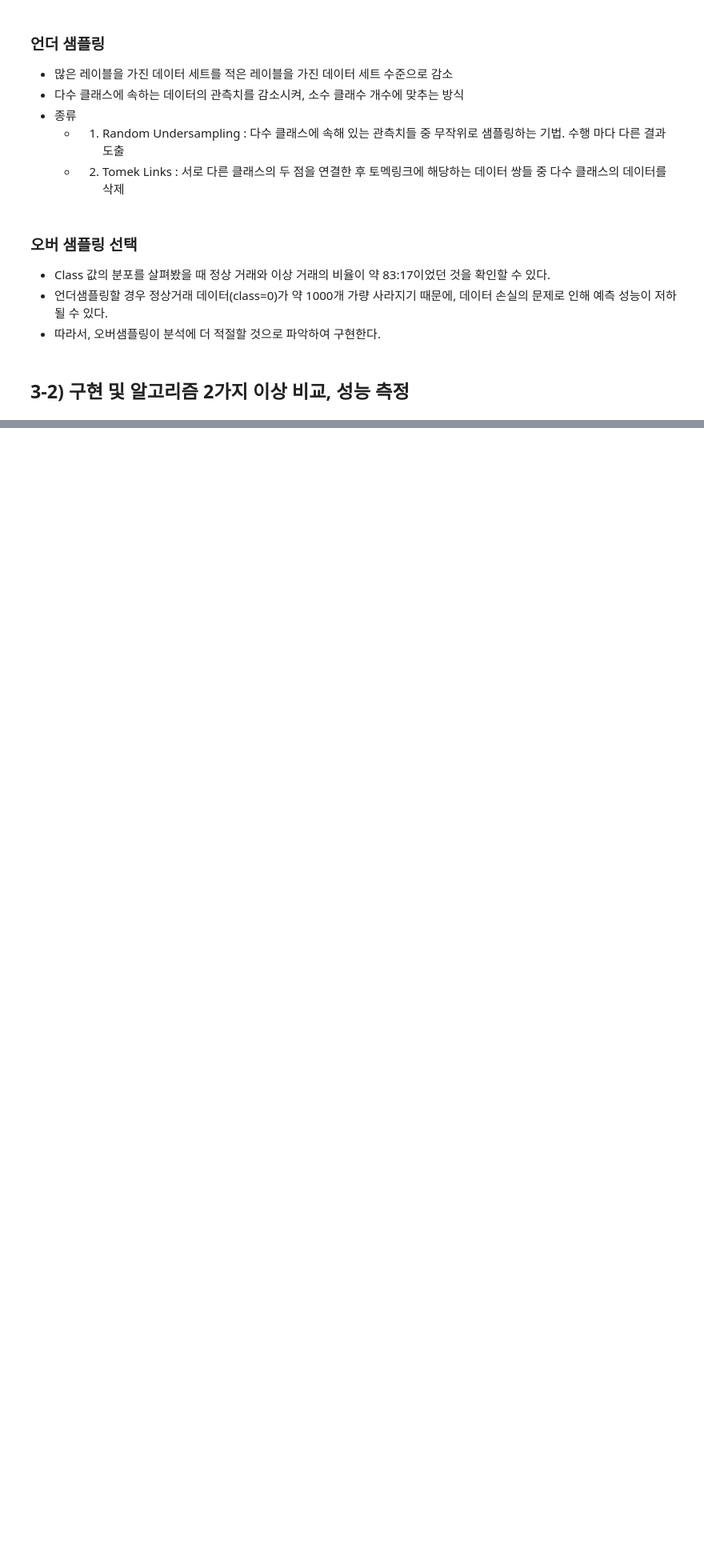
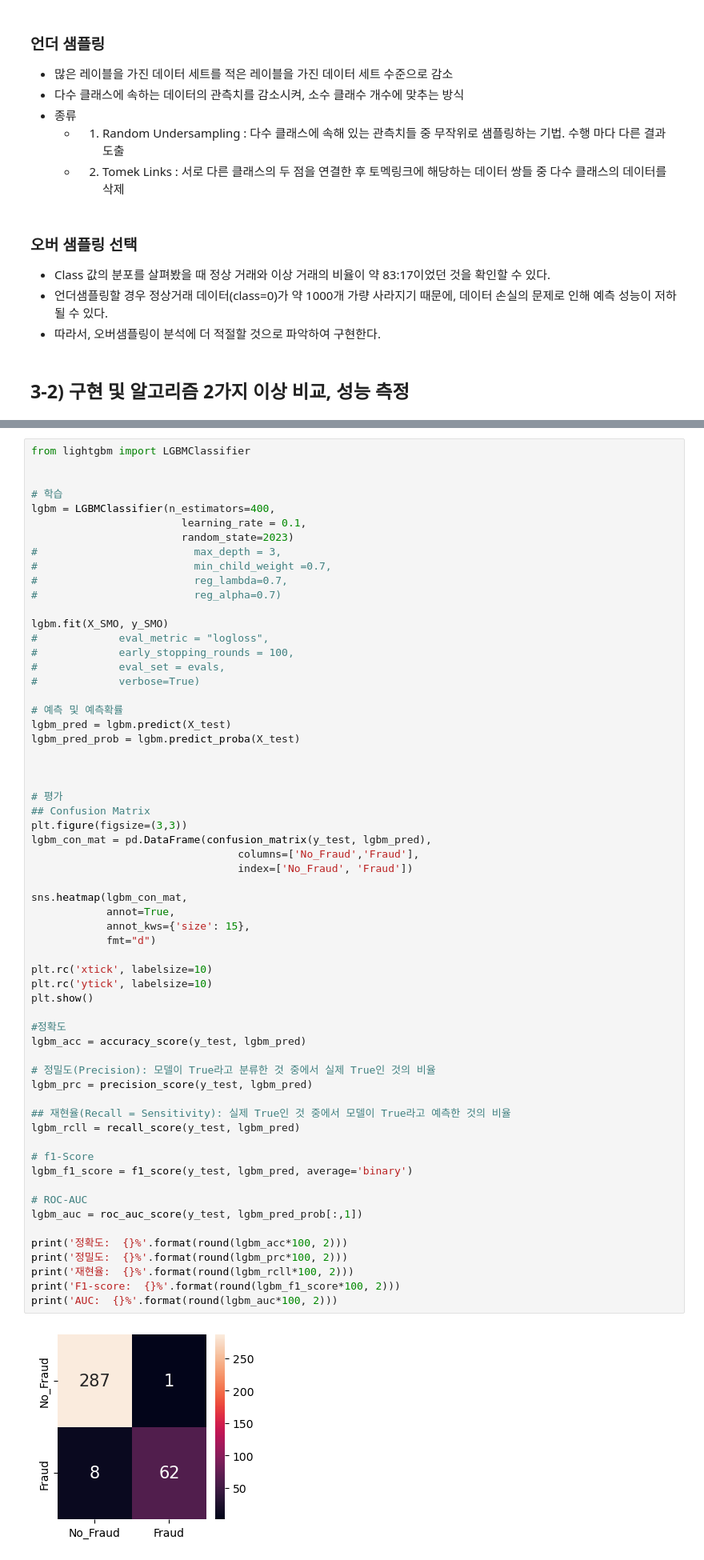
Before and after one commit to Minju-nimm/ADP, a Jupyter notebook: 기출/27회_ML.ipynb, the cells around one changed output, grey strips where cells are left out. Shown: that part at 80% size. Saved outputs shown, nothing was run; the diff lists cells and outputs as text; blank space fills up the shorter version.

```diff
--- a/기출/27회_ML.ipynb
+++ b/기출/27회_ML.ipynb
@@ -403,0 +722,63 @@ plt.show()
+# %%
+from lightgbm import LGBMClassifier
+
+
+# 학습
+lgbm = LGBMClassifier(n_estimators=400,
+                        learning_rate = 0.1,
+                        random_state=2023)
+#                         max_depth = 3,
+#                         min_child_weight =0.7,
+#                         reg_lambda=0.7,
+#                         reg_alpha=0.7)
+
+lgbm.fit(X_SMO, y_SMO)
+#             eval_metric = "logloss",
+#             early_stopping_rounds = 100,
+#             eval_set = evals,
+#             verbose=True)
+
+# 예측 및 예측확률
+lgbm_pred = lgbm.predict(X_test)
+lgbm_pred_prob = lgbm.predict_proba(X_test)
+
+
+
+# 평가
+## Confusion Matrix
+plt.figure(figsize=(3,3))
+lgbm_con_mat = pd.DataFrame(confusion_matrix(y_test, lgbm_pred),
+                                 columns=['No_Fraud','Fraud'],
+                                 index=['No_Fraud', 'Fraud'])
+
+sns.heatmap(lgbm_con_mat,
+            annot=True,
+            annot_kws={'size': 15},
+            fmt="d")
+
+plt.rc('xtick', labelsize=10)
+plt.rc('ytick', labelsize=10)
+plt.show()
+
+#정확도
+lgbm_acc = accuracy_score(y_test, lgbm_pred)
+
+# 정밀도(Precision): 모델이 True라고 분류한 것 중에서 실제 True인 것의 비율
+lgbm_prc = precision_score(y_test, lgbm_pred)
+
+## 재현율(Recall = Sensitivity): 실제 True인 것 중에서 모델이 True라고 예측한 것의 비율
+lgbm_rcll = recall_score(y_test, lgbm_pred)
+
+# f1-Score
+lgbm_f1_score = f1_score(y_test, lgbm_pred, average='binary')
+
+# ROC-AUC
+lgbm_auc = roc_auc_score(y_test, lgbm_pred_prob[:,1])
+
+print('정확도:  {}%'.format(round(lgbm_acc*100, 2)))
+print('정밀도:  {}%'.format(round(lgbm_prc*100, 2)))
+print('재현율:  {}%'.format(round(lgbm_rcll*100, 2)))
+print('F1-score:  {}%'.format(round(lgbm_f1_score*100, 2)))
+print('AUC:  {}%'.format(round(lgbm_auc*100, 2)))
+# %% [output]
+[figure, added]
```
Also changed, not shown: parts of 56 cells of this notebook.
